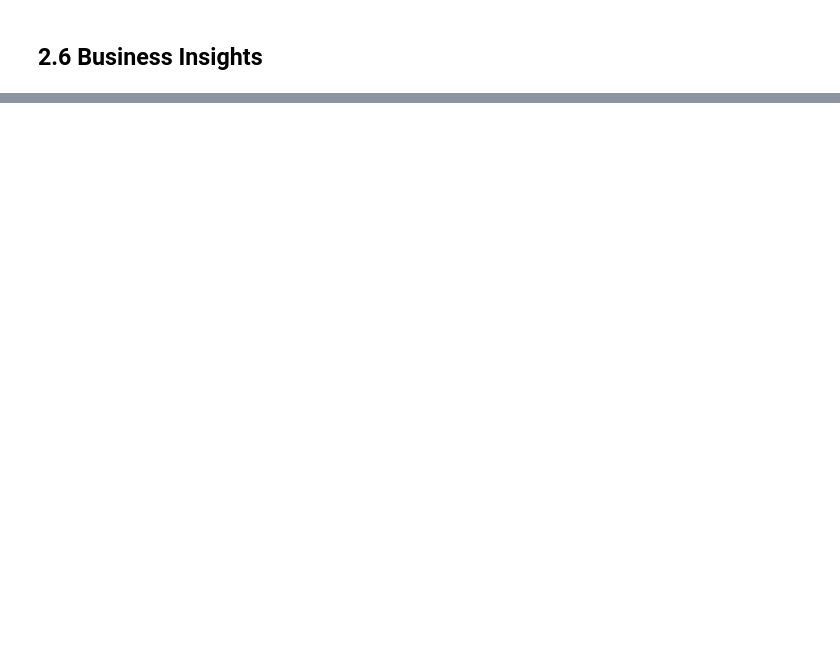
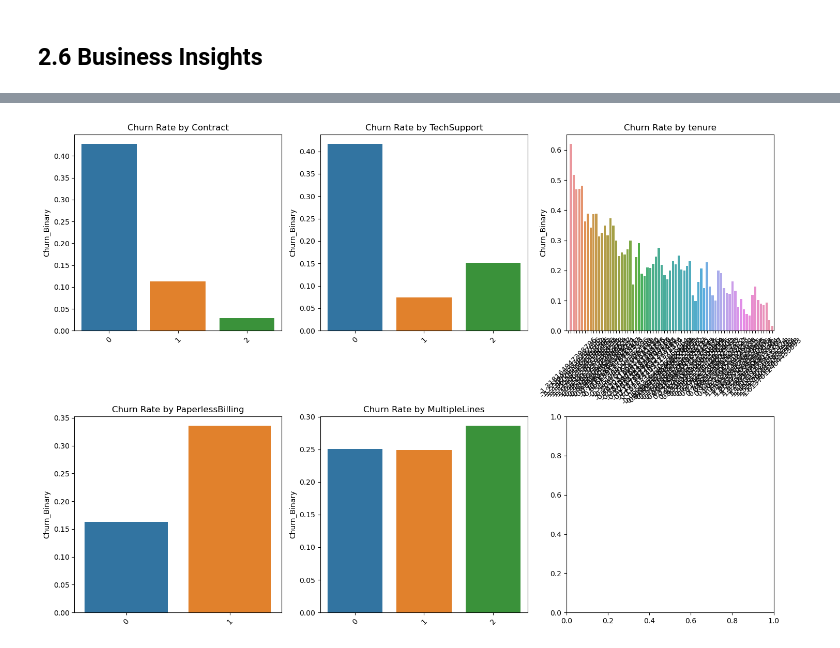
Before and after one commit to CluongUni/torrens-bda601, a Jupyter notebook: Assessment 02/A00117495_BDA601_Assessment2.ipynb, the cells around one changed output, grey strips where cells are left out. Cells and saved outputs as stored; diff of their text form; code cells hidden in the pictures; blank space fills up the shorter version.

```diff
--- a/Assessment 02/A00117495_BDA601_Assessment2.ipynb
+++ b/Assessment 02/A00117495_BDA601_Assessment2.ipynb
@@ -308,0 +384,88 @@ Name: Churn_Binary, dtype: float64
+# %%
+import pandas as pd
+import numpy as np
+import matplotlib.pyplot as plt
+import seaborn as sns
+
+def analyze_churn_patterns(df, feature_importance, n_top_features=5):
+    """
+    Analyze churn patterns using top features from the model
+
+    Parameters:
+    df: DataFrame with original data (before encoding)
+    feature_importance: DataFrame with feature importance from the model
+    n_top_features: Number of top features to analyze
+    """
+    # Select top features
+    top_features = feature_importance.head(n_top_features)['feature'].tolist()
+
+    # Initialize figure for plotting
+    fig, axes = plt.subplots(2, 3, figsize=(15, 10))
+    axes = axes.ravel()
+
+    # Analyze each feature
+    print("Churn Rate Analysis by Top Features:")
+    churn_analysis = {}
+
+    for idx, feature in enumerate(top_features):
+        # Calculate churn rate and count for each category
+        analysis = df.groupby(feature).agg({
+            'Churn_Binary': ['mean', 'count', 'sum']
+        }).round(3)
+
+        analysis.columns = ['Churn_Rate', 'Total_Customers', 'Churned_Customers']
+        analysis = analysis.sort_values('Churn_Rate', ascending=False)
+
+        churn_analysis[feature] = analysis
+
+        # Print analysis
+        print(f"\n{feature}:")
+        print(analysis)
+
+        # Plot
+        sns.barplot(
+            data=df,
+            x=feature,
+            y='Churn_Binary',
+            ax=axes[idx],
+            ci=None
+        )
+        axes[idx].set_title(f'Churn Rate by {feature}')
+        axes[idx].set_xlabel('')
+        axes[idx].tick_params(axis='x', rotation=45)
+
+    plt.tight_layout()
+    plt.show()
+
+    # Analyze high-risk combinations
+    print("\nAnalyzing High-Risk Customer Segments...")
+
+    # Use top 3 features for combinations to keep it manageable
+    top_3_features = top_features[:3]
+
+    high_risk_segments = df.groupby(top_3_features).agg({
+        'Churn_Binary': ['mean', 'count', 'sum']
+    }).round(3)
+
+    high_risk_segments.columns = ['Churn_Rate', 'Total_Customers', 'Churned_Customers']
+    high_risk_segments = high_risk_segments[high_risk_segments['Total_Customers'] >= 20]  # Filter for segments with enough customers
+    high_risk_segments = high_risk_segments.sort_values('Churn_Rate', ascending=False)
+
+    print("\nTop 10 High-Risk Customer Segments (minimum 20 customers):")
+    print(high_risk_segments.head(10))
+
+    # Calculate overall statistics
+    total_customers = len(df)
+    total_churned = df['Churn_Binary'].sum()
+    overall_churn_rate = total_churned / total_customers
+
+    print(f"\nOverall Statistics:")
+    print(f"Total Customers: {total_customers}")
+    print(f"Total Churned Customers: {int(total_churned)}")
+    print(f"Overall Churn Rate: {overall_churn_rate:.2%}")
+
+    return churn_analysis, high_risk_segments
+
+# Run the analysis
+churn_analysis, high_risk_segments = analyze_churn_patterns(df, feature_importance)
+# %% [output]
@@ -308,0 +508 @@ Name: Churn_Binary, dtype: float64
+[figure, added]
```
Also changed, not shown: parts of 10 cells of this notebook.
